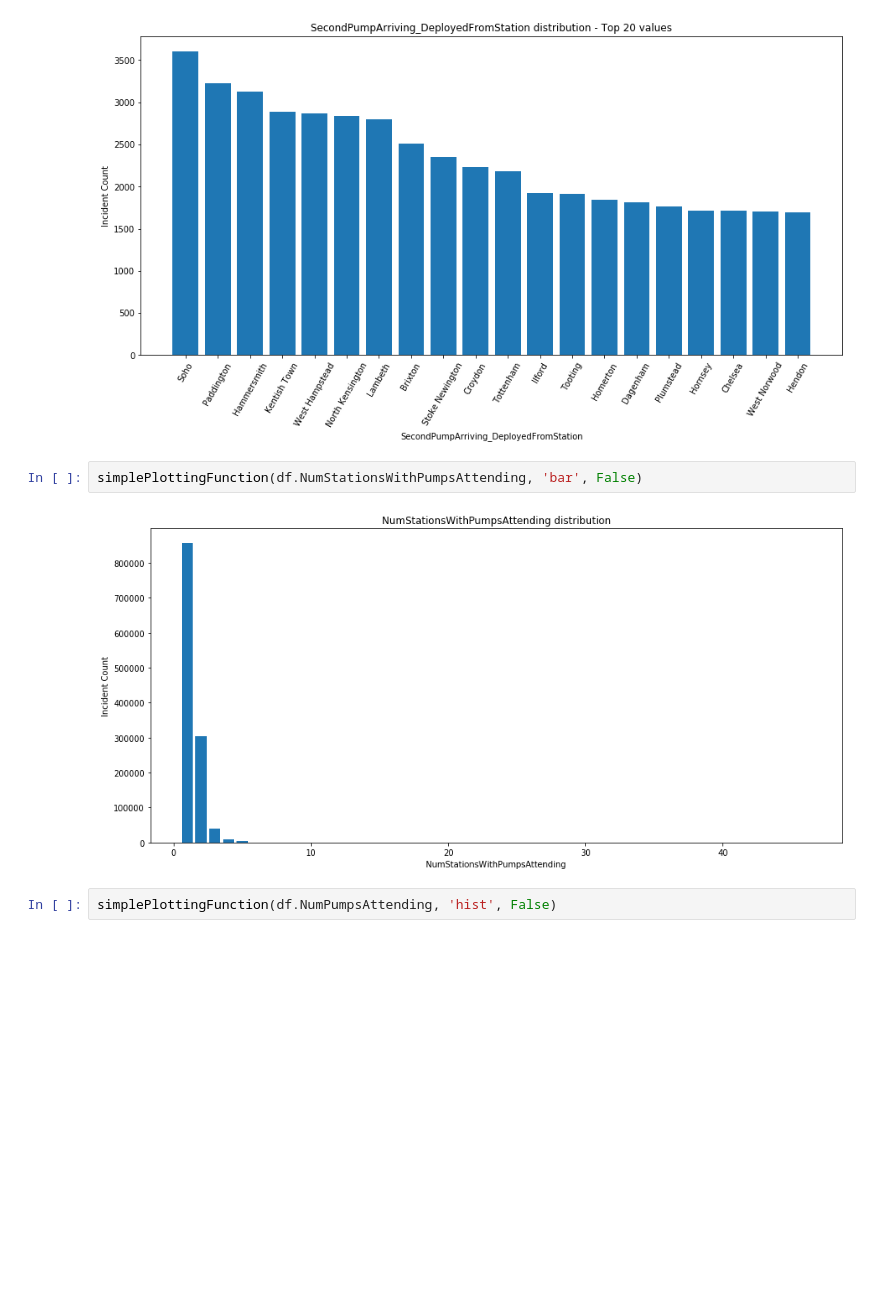
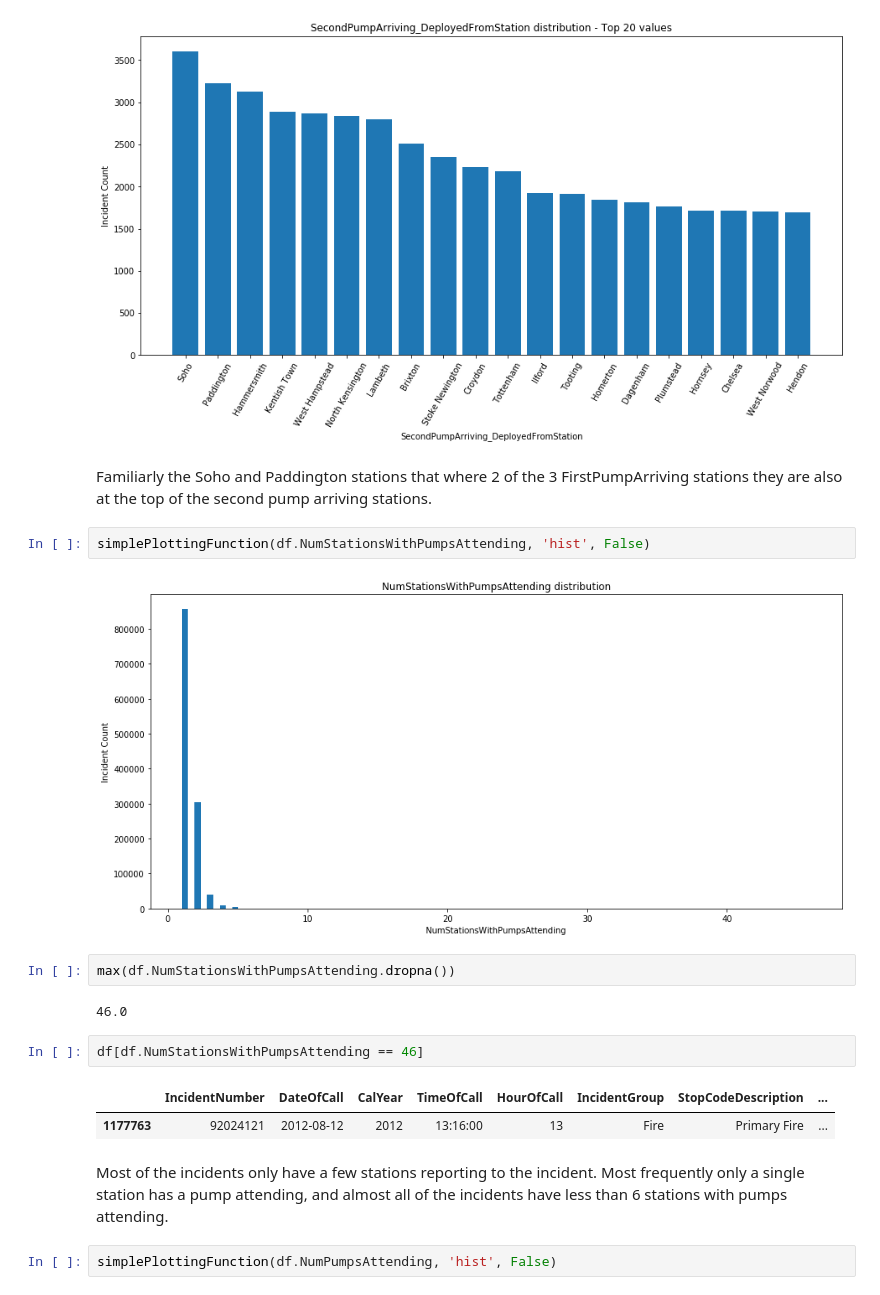
Before and after one commit to hlynurarni/Social-Data-Analysis-Final, a Jupyter notebook: Explainer Notebook.ipynb, the cells around one changed output. Cells and saved outputs as stored; diff of their text form; blank space fills up the shorter version.

Commit message:
Exploratory analysis
* Added insights to most variables
* Added interesting news clippings for incidents

```diff
--- a/Explainer Notebook.ipynb
+++ b/Explainer Notebook.ipynb
@@ -409,10 +528,23 @@ simplePlottingFunction(df.SecondPumpArriving_DeployedFromStation, 'bar', True)
 plt.xticks(rotation=60);
 # %% [output]
 [figure]
+# %% [markdown]
+Familiarly the Soho and Paddington stations that where 2 of the 3 FirstPumpArriving stations they are also at the top of the second pump arriving stations.
 # %%
-simplePlottingFunction(df.NumStationsWithPumpsAttending, 'bar', False)
+simplePlottingFunction(df.NumStationsWithPumpsAttending, 'hist', False)
 # %% [output]
-[figure, old version]
+[figure, new version]
+# %%
+max(df.NumStationsWithPumpsAttending.dropna())
+# %% [output]
+46.0
+# %%
+df[df.NumStationsWithPumpsAttending == 46]
+# %% [output]
+|  | IncidentNumber | DateOfCall | CalYear | TimeOfCall | HourOfCall | IncidentGroup | StopCodeDescription | ... |
+| 1177763 | 92024121 | 2012-08-12 | 2012 | 13:16:00 | 13 | Fire | Primary Fire | ... |
+# %% [markdown]
+Most of the incidents only have a few stations reporting to the incident. Most frequently only a single station has a pump attending, and almost all of the incidents have less than 6 stations with pumps attending.
 # %%
 simplePlottingFunction(df.NumPumpsAttending, 'hist', False)
 # %% [output]
```
Also changed, not shown: parts of 48 cells of this notebook, 1 other file.
